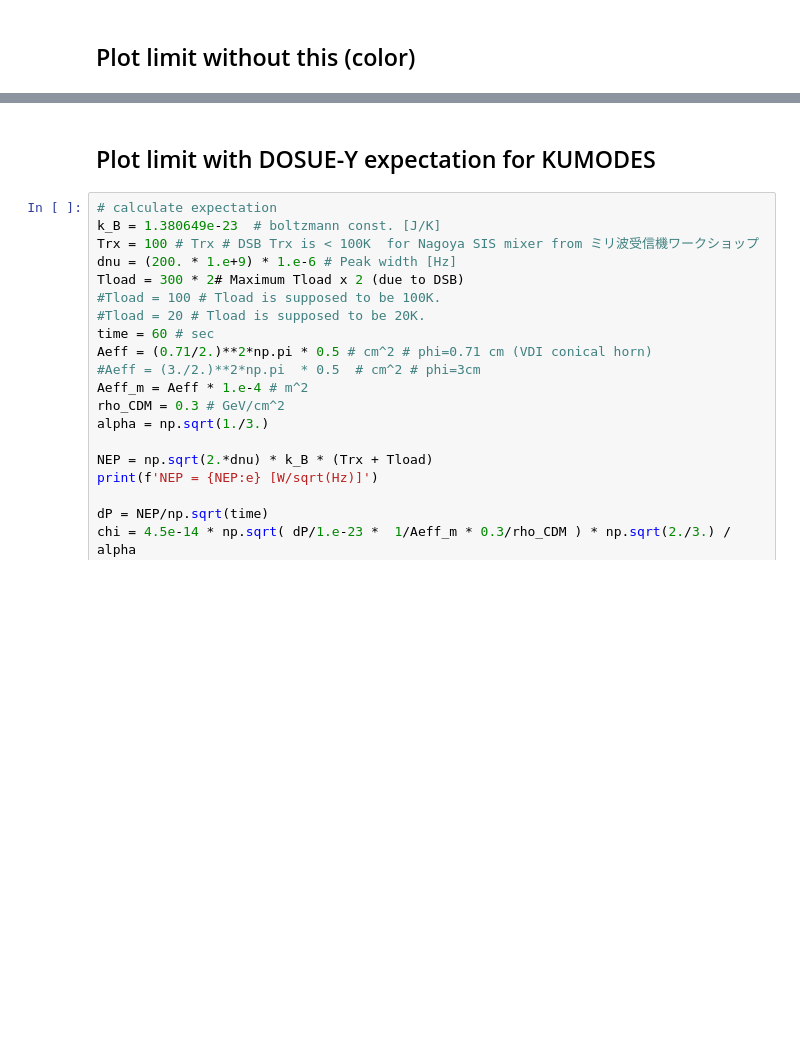
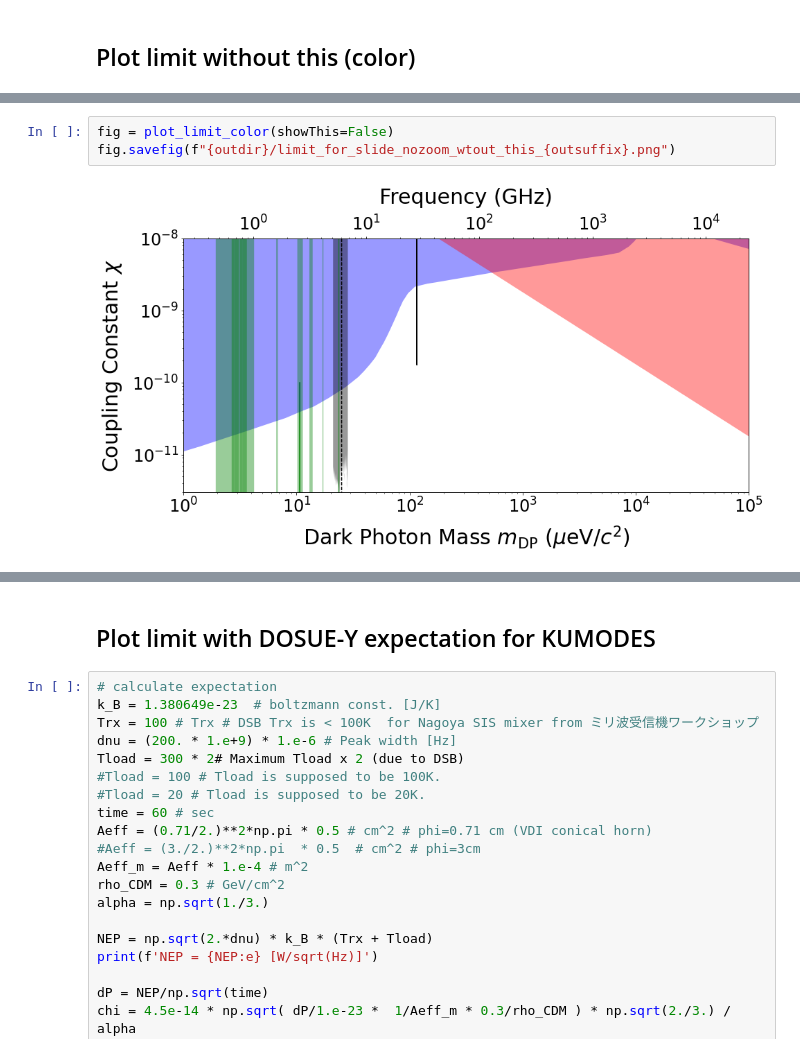
Before and after one commit to sadachi5/dosue-k, a Jupyter notebook: limit_plot.ipynb, the cells around one changed output, grey strips where cells are left out. Drawn from its saved outputs; the diff is of its cells as text; blank space fills up the shorter version.

```diff
--- a/limit_plot.ipynb
+++ b/limit_plot.ipynb
@@ -1048,0 +1039,5 @@ fig.savefig(f"{outdir}/limit_for_slide_nozoom_wtout_this_{outsuffix}.png")
+# %%
+fig = plot_limit_color(showThis=False)
+fig.savefig(f"{outdir}/limit_for_slide_nozoom_wtout_this_{outsuffix}.png")
+# %% [output]
+[figure, added]
```
Also changed, not shown: parts of 14 cells of this notebook, 4 other files.
